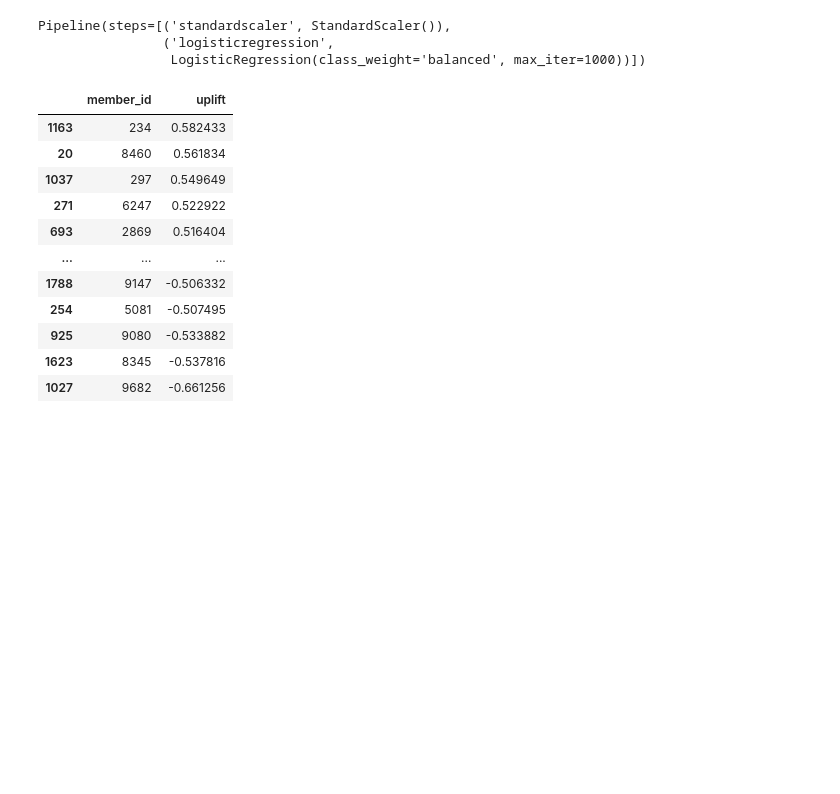
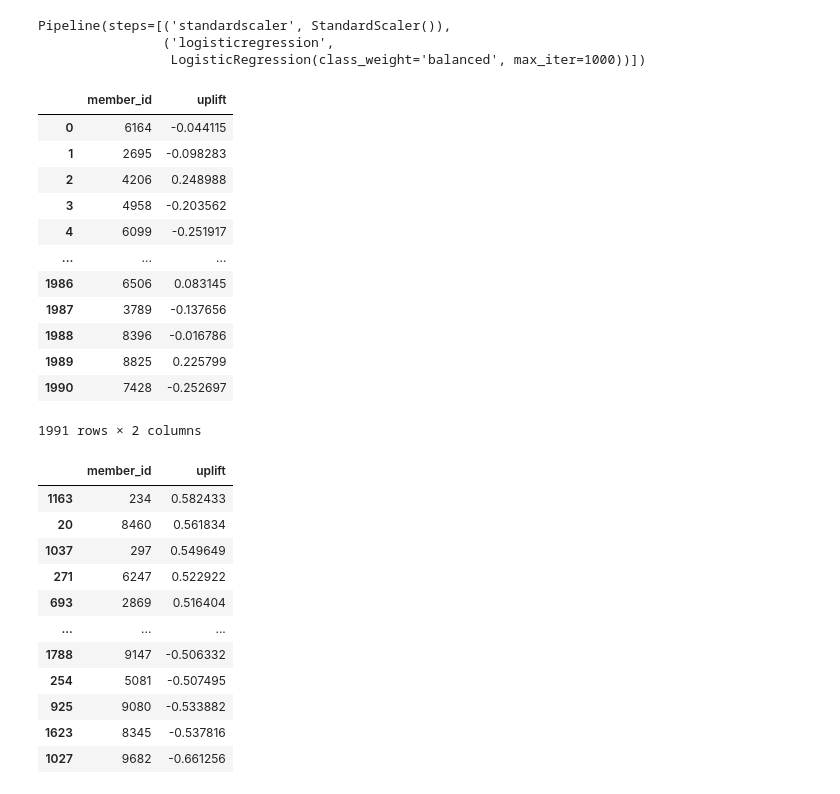
Before and after one commit to gilcaspi/vi-engage, a Jupyter notebook: final_report_notebook.ipynb, the cells around one changed output. Cells and saved outputs as stored; diff of their text form; code cells hidden in the pictures; blank space fills up the shorter version.

```diff
--- a/final_report_notebook.ipynb
+++ b/final_report_notebook.ipynb
@@ -158,6 +205,26 @@ treatment_proba_test = treatment_pipeline.predict_proba(X_test)[:, 1]
 control_proba_test = control_pipeline.predict_proba(X_test)[:, 1]
 # %%
 uplift_test = control_proba_test - treatment_proba_test
+predicted_uplift_test = pd.DataFrame({
+    MEMBER_ID_COLUMN: features_with_labels.loc[X_test.index, MEMBER_ID_COLUMN].values,
+    "uplift": uplift_test
+})
+
+predicted_uplift_test
+# %% [output]
+|  | member_id | uplift |
+| 0 | 6164 | -0.044115 |
+| 1 | 2695 | -0.098283 |
+| 2 | 4206 | 0.248988 |
+| 3 | 4958 | -0.203562 |
+| 4 | 6099 | -0.251917 |
+| ... | ... | ... |
+| 1986 | 6506 | 0.083145 |
+| 1987 | 3789 | -0.137656 |
+| 1988 | 8396 | -0.016786 |
+| 1989 | 8825 | 0.225799 |
+| 1990 | 7428 | -0.252697 |
+1991 rows × 2 columns
 # %%
 predicted_uplift_test = pd.DataFrame({
     MEMBER_ID_COLUMN: features_with_labels.loc[X_test.index, MEMBER_ID_COLUMN].values,
```
Also changed, not shown: parts of 37 cells of this notebook, 2 other files.
